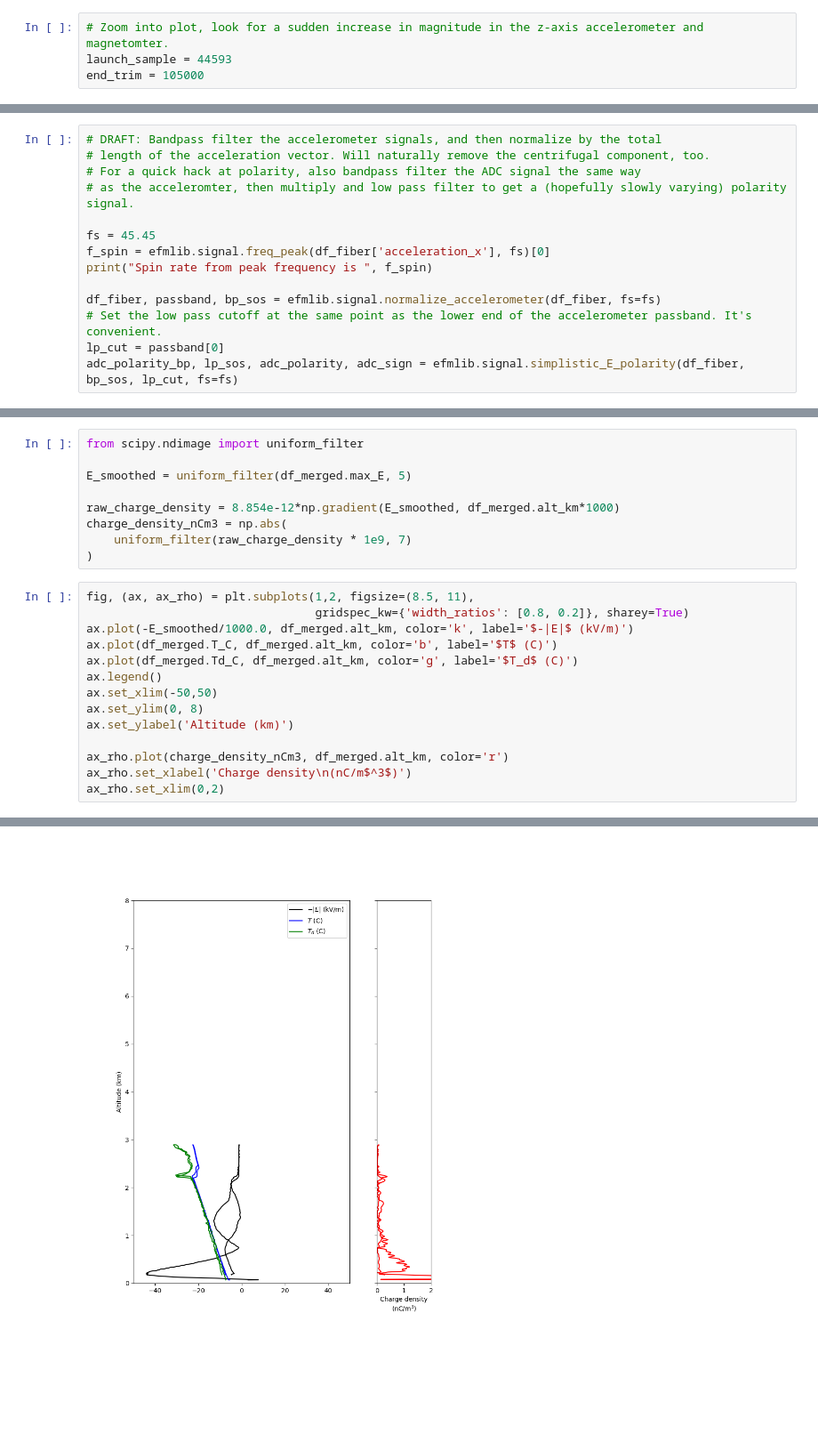
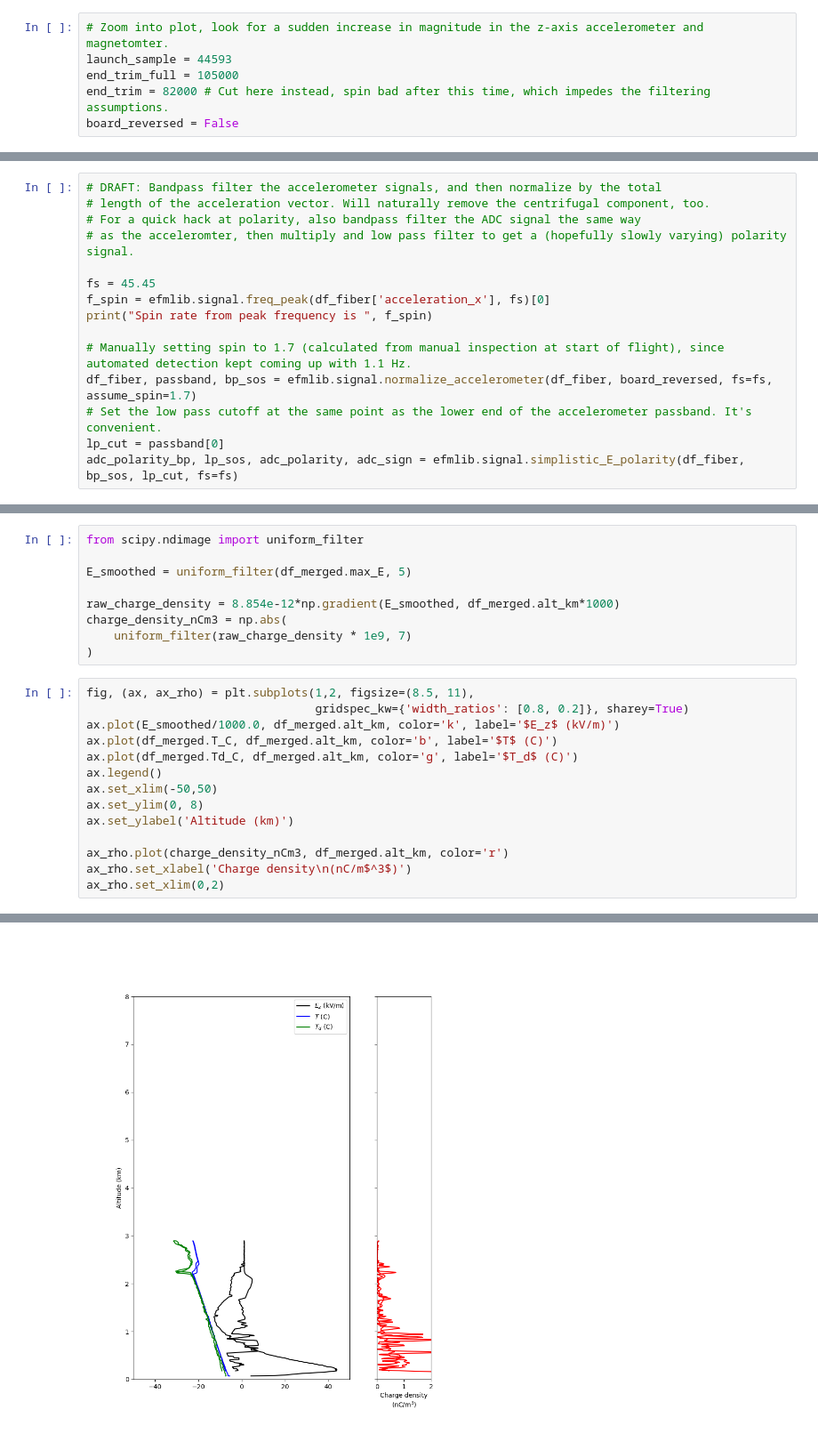
Before and after one commit to deeplycloudy/efmlib, a Jupyter notebook: cases-LEE/IOP10-EFM-Sleet-1801.ipynb, the cells around one changed output, grey strips where cells are left out. Shown at 89% size. Drawn from its saved outputs; the diff is of its cells as text; blank space fills up the shorter version.

```diff
--- a/cases-LEE/IOP10-EFM-Sleet-1801.ipynb
+++ b/cases-LEE/IOP10-EFM-Sleet-1801.ipynb
@@ -60,7 +60,9 @@ if show_plots == True:
 # %%
 # Zoom into plot, look for a sudden increase in magnitude in the z-axis accelerometer and magnetomter.
 launch_sample = 44593
-end_trim = 105000
+end_trim_full = 105000
+end_trim = 82000 # Cut here instead, spin bad after this time, which impedes the filtering assumptions.
+board_reversed = False
 # %%
 df_fiber = efmlib.qc.df_fiber_filter(df_fiber[launch_sample:end_trim].reset_index())                      #Quality control
 # %% [output]
@@ -95,7 +97,8 @@ fs = 45.45
 f_spin = efmlib.signal.freq_peak(df_fiber['acceleration_x'], fs)[0]
 print("Spin rate from peak frequency is ", f_spin)
 
-df_fiber, passband, bp_sos = efmlib.signal.normalize_accelerometer(df_fiber, fs=fs)
+# Manually setting spin to 1.7 (calculated from manual inspection at start of flight), since automated detection kept coming up with 1.1 Hz.
+df_fiber, passband, bp_sos = efmlib.signal.normalize_accelerometer(df_fiber, board_reversed, fs=fs, assume_spin=1.7)
 # Set the low pass cutoff at the same point as the lower end of the accelerometer passband. It's convenient.
 lp_cut = passband[0]
 adc_polarity_bp, lp_sos, adc_polarity, adc_sign = efmlib.signal.simplistic_E_polarity(df_fiber, bp_sos, lp_cut, fs=fs)
@@ -221,17 +225,17 @@ charge_density_nCm3 = np.abs(
 # %%
 fig, (ax, ax_rho) = plt.subplots(1,2, figsize=(8.5, 11),
                                  gridspec_kw={'width_ratios': [0.8, 0.2]}, sharey=True)
-ax.plot(-E_smoothed/1000.0, df_merged.alt_km, color='k', label='$-|E|$ (kV/m)')
+ax.plot(E_smoothed/1000.0, df_merged.alt_km, color='k', label='$E_z$ (kV/m)')
 ax.plot(df_merged.T_C, df_merged.alt_km, color='b', label='$T$ (C)')
 ax.plot(df_merged.Td_C, df_merged.alt_km, color='g', label='$T_d$ (C)')
 ax.legend()
 ax.set_xlim(-50,50)
 ax.set_ylim(0, 8)
 ax.set_ylabel('Altitude (km)')
 
 ax_rho.plot(charge_density_nCm3, df_merged.alt_km, color='r')
 ax_rho.set_xlabel('Charge density\n(nC/m$^3$)')
 ax_rho.set_xlim(0,2)
 # %% [output]
 (0.0, 2.0)
-[figure, old version]
+[figure, new version]
```
Also changed, not shown: parts of 6 cells of this notebook, 12 other files.
